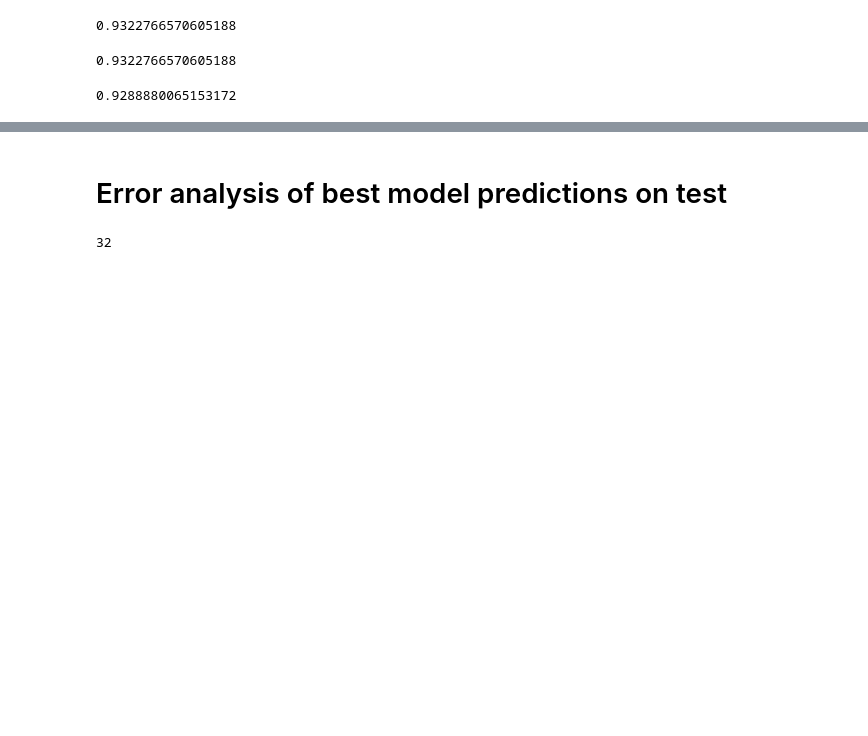
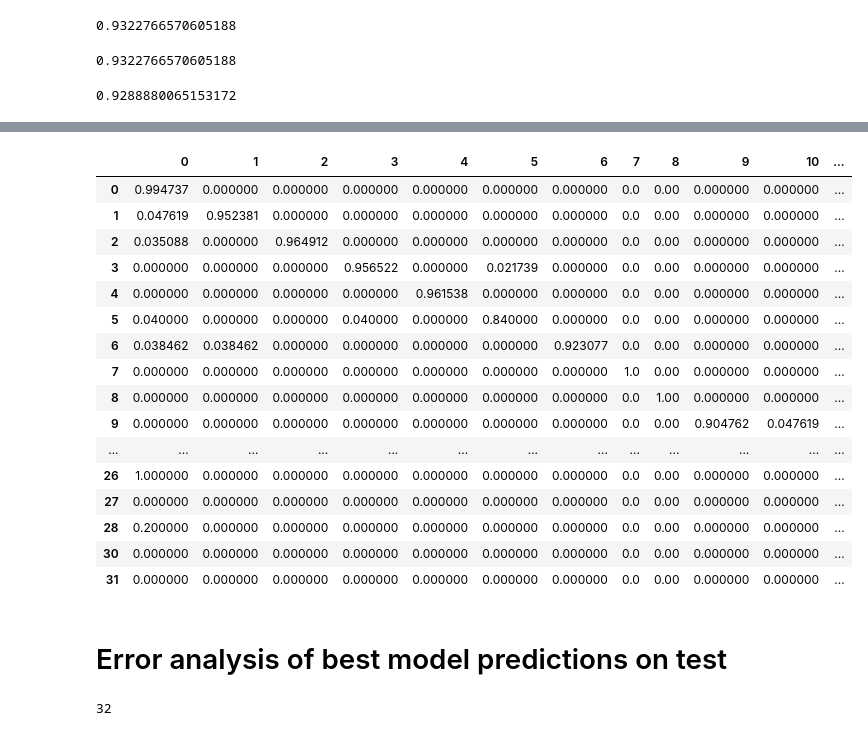
Before and after one commit to mxposed/sickle, a Jupyter notebook: 05-catboost-mca/find_best_params.ipynb, the cells around one changed output, grey strips where cells are left out. Drawn from its saved outputs; the diff is of its cells as text; code cells hidden in the pictures; blank space fills up the shorter version.

```diff
--- a/05-catboost-mca/find_best_params.ipynb
+++ b/05-catboost-mca/find_best_params.ipynb
@@ -1,6 +1,7 @@
 # %%
 import pandas as pd
 import numpy as np
+pd.set_option('display.max_columns', None)
 # %%
 lung1 = pd.read_csv('../../rmbatch_dge/Lung1_rm.batch_dge.txt', header=0, sep=' ', quotechar='"')
 lung2 = pd.read_csv('../../rmbatch_dge/Lung2_rm.batch_dge.txt', header=0, sep=' ', quotechar='"')
@@ -211,3 +214,23 @@ seaborn.heatmap(confusion, cbar=None)
+# %%
+results_matrix(y_test, pd.Series(preds[:,0], index=y_test.index).astype(int))
+# %% [output]
+|  | 0 | 1 | 2 | 3 | 4 | 5 | 6 | 7 | 8 | 9 | 10 | ... |
+| 0 | 0.994737 | 0.000000 | 0.000000 | 0.000000 | 0.000000 | 0.000000 | 0.000000 | 0.0 | 0.00 | 0.000000 | 0.000000 | ... |
+| 1 | 0.047619 | 0.952381 | 0.000000 | 0.000000 | 0.000000 | 0.000000 | 0.000000 | 0.0 | 0.00 | 0.000000 | 0.000000 | ... |
+| 2 | 0.035088 | 0.000000 | 0.964912 | 0.000000 | 0.000000 | 0.000000 | 0.000000 | 0.0 | 0.00 | 0.000000 | 0.000000 | ... |
+| 3 | 0.000000 | 0.000000 | 0.000000 | 0.956522 | 0.000000 | 0.021739 | 0.000000 | 0.0 | 0.00 | 0.000000 | 0.000000 | ... |
+| 4 | 0.000000 | 0.000000 | 0.000000 | 0.000000 | 0.961538 | 0.000000 | 0.000000 | 0.0 | 0.00 | 0.000000 | 0.000000 | ... |
+| 5 | 0.040000 | 0.000000 | 0.000000 | 0.040000 | 0.000000 | 0.840000 | 0.000000 | 0.0 | 0.00 | 0.000000 | 0.000000 | ... |
+| 6 | 0.038462 | 0.038462 | 0.000000 | 0.000000 | 0.000000 | 0.000000 | 0.923077 | 0.0 | 0.00 | 0.000000 | 0.000000 | ... |
+| 7 | 0.000000 | 0.000000 | 0.000000 | 0.000000 | 0.000000 | 0.000000 | 0.000000 | 1.0 | 0.00 | 0.000000 | 0.000000 | ... |
+| 8 | 0.000000 | 0.000000 | 0.000000 | 0.000000 | 0.000000 | 0.000000 | 0.000000 | 0.0 | 1.00 | 0.000000 | 0.000000 | ... |
+| 9 | 0.000000 | 0.000000 | 0.000000 | 0.000000 | 0.000000 | 0.000000 | 0.000000 | 0.0 | 0.00 | 0.904762 | 0.047619 | ... |
+| ... | ... | ... | ... | ... | ... | ... | ... | ... | ... | ... | ... | ... |
+| 26 | 1.000000 | 0.000000 | 0.000000 | 0.000000 | 0.000000 | 0.000000 | 0.000000 | 0.0 | 0.00 | 0.000000 | 0.000000 | ... |
+| 27 | 0.000000 | 0.000000 | 0.000000 | 0.000000 | 0.000000 | 0.000000 | 0.000000 | 0.0 | 0.00 | 0.000000 | 0.000000 | ... |
+| 28 | 0.200000 | 0.000000 | 0.000000 | 0.000000 | 0.000000 | 0.000000 | 0.000000 | 0.0 | 0.00 | 0.000000 | 0.000000 | ... |
+| 30 | 0.000000 | 0.000000 | 0.000000 | 0.000000 | 0.000000 | 0.000000 | 0.000000 | 0.0 | 0.00 | 0.000000 | 0.000000 | ... |
+| 31 | 0.000000 | 0.000000 | 0.000000 | 0.000000 | 0.000000 | 0.000000 | 0.000000 | 0.0 | 0.00 | 0.000000 | 0.000000 | ... |
 # %%
 importances = pd.DataFrame(best_model._feature_importance, X_train.columns)
 # %%
```
Also changed, not shown: parts of 6 cells of this notebook.
